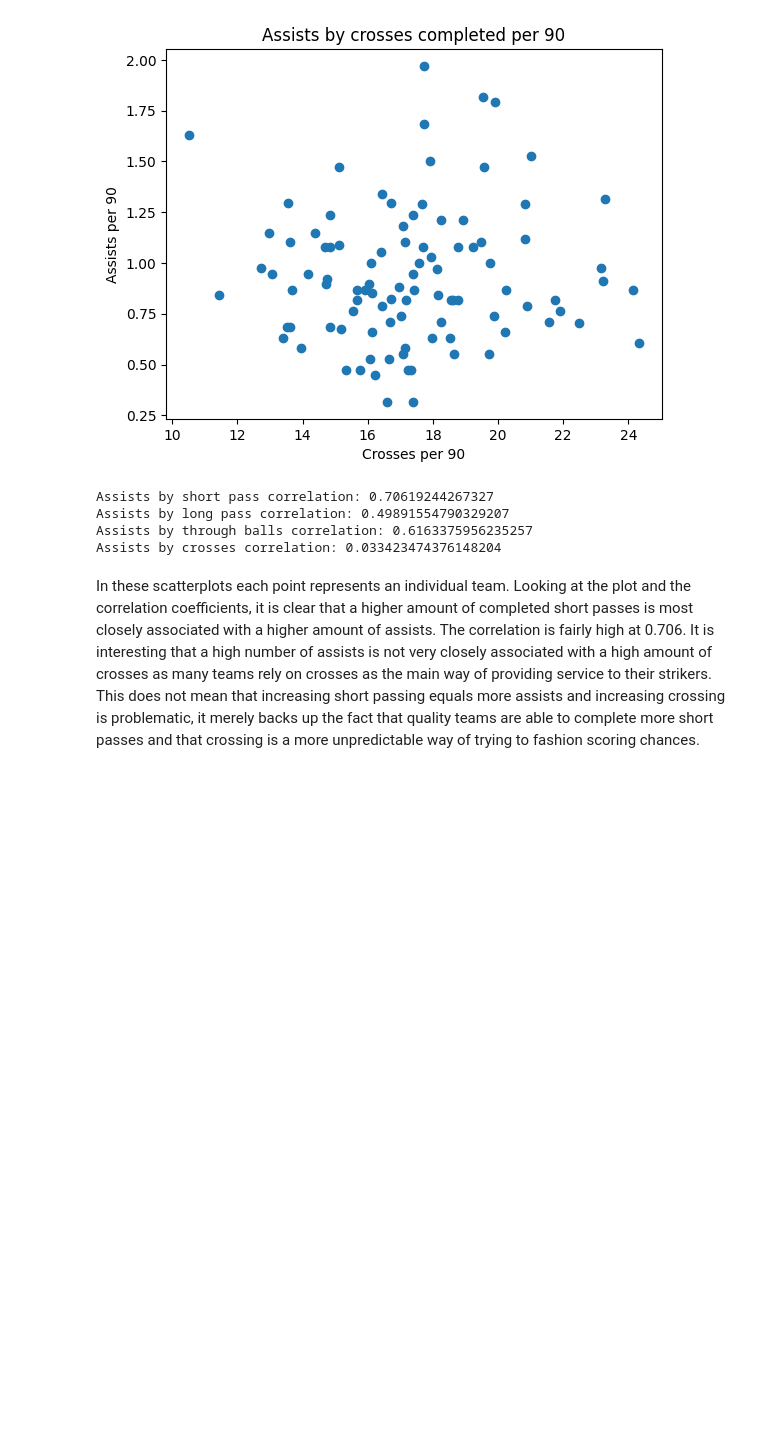
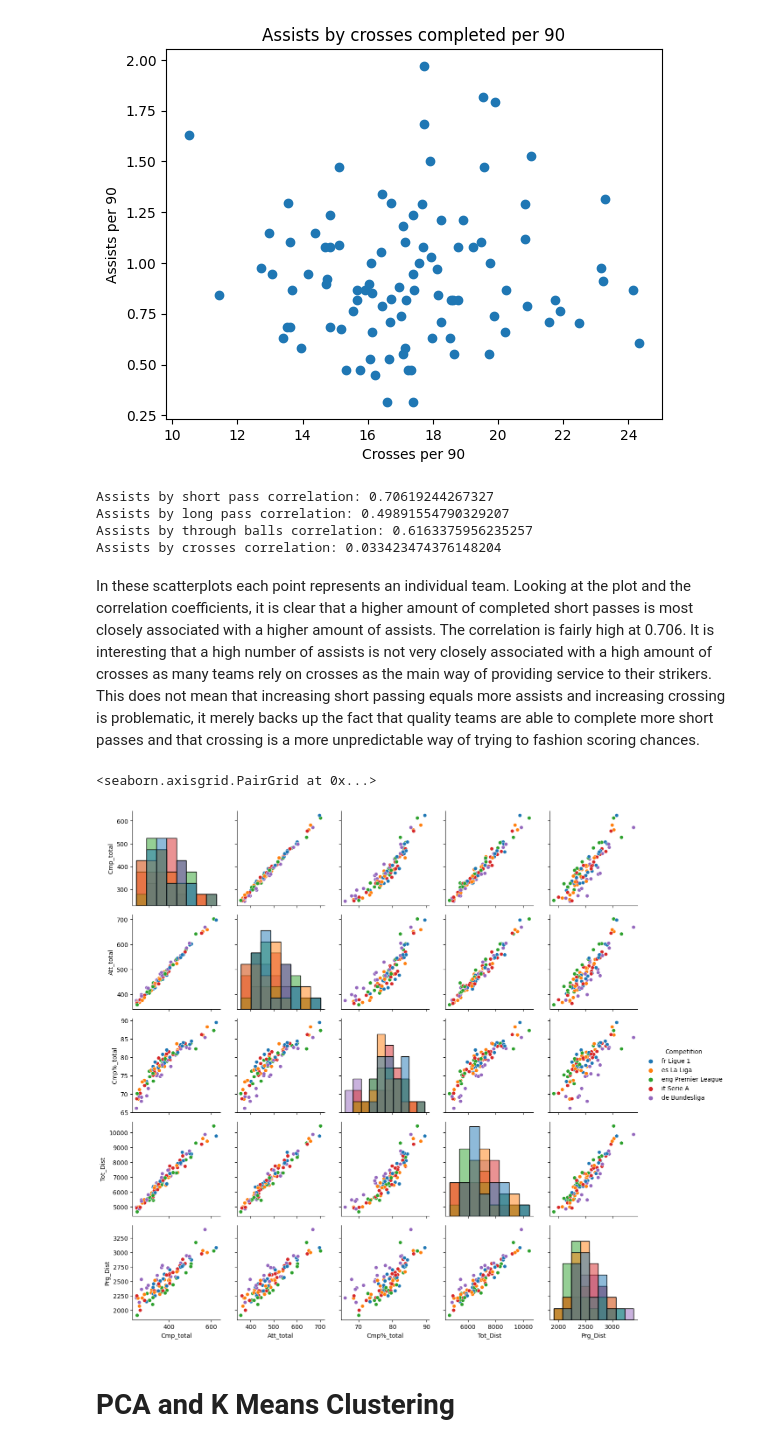
Before and after one commit to Owenp25/-Top-5-Football-Leagues-Clustering-Analysis, a Jupyter notebook: Top_5_Football_Leagues_Clustering_Teams_by_Passing_Play_Style.ipynb, the cells around one changed output. Cells and saved outputs as stored; diff of their text form; code cells hidden in the pictures; blank space fills up the shorter version.

```diff
--- a/Top_5_Football_Leagues_Clustering_Teams_by_Passing_Play_Style.ipynb
+++ b/Top_5_Football_Leagues_Clustering_Teams_by_Passing_Play_Style.ipynb
@@ -506,3 +508,13 @@ Assists by through balls correlation: 0.6163375956235257
 Assists by crosses correlation: 0.033423474376148204
 # %% [markdown]
 In these scatterplots each point represents an individual team. Looking at the plot and the correlation coefficients, it is clear that a higher amount of completed short passes is most closely associated with a higher amount of assists. The correlation is fairly high at 0.706. It is interesting that a high number of assists is not very closely associated with a high amount of crosses as many teams rely on crosses as the main way of providing service to their strikers. This does not mean that increasing short passing equals more assists and increasing crossing is problematic, it merely backs up the fact that quality teams are able to complete more short passes and that crossing is a more unpredictable way of trying to fashion scoring chances.
+# %%
+g = sns.PairGrid(top5_pass, vars= top5_pass.columns[5:10], hue="Competition")
+g.map_diag(sns.histplot)
+g.map_offdiag(sns.scatterplot)
+g.add_legend()
+# %% [output]
+<seaborn.axisgrid.PairGrid at 0x...>
+[figure, added]
+# %% [markdown]
+# **PCA and K Means Clustering**
```
Also changed, not shown: parts of 25 cells of this notebook.
